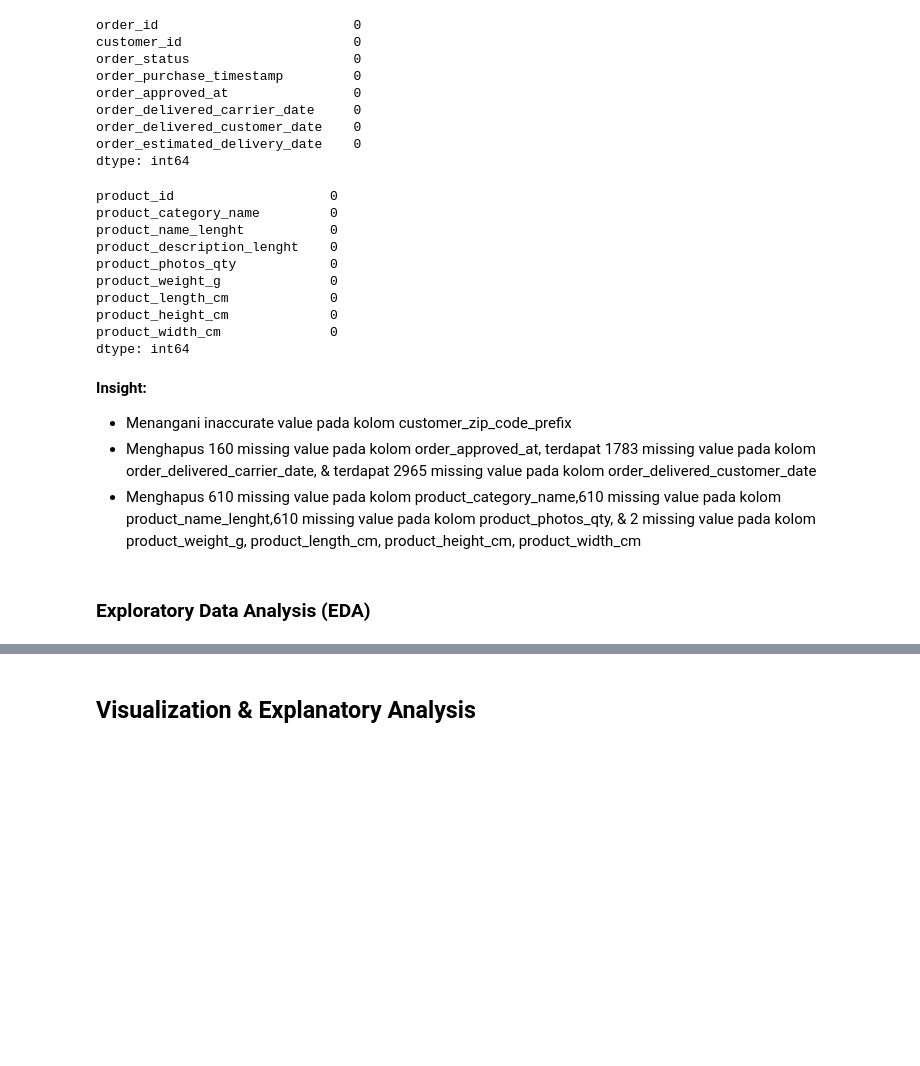
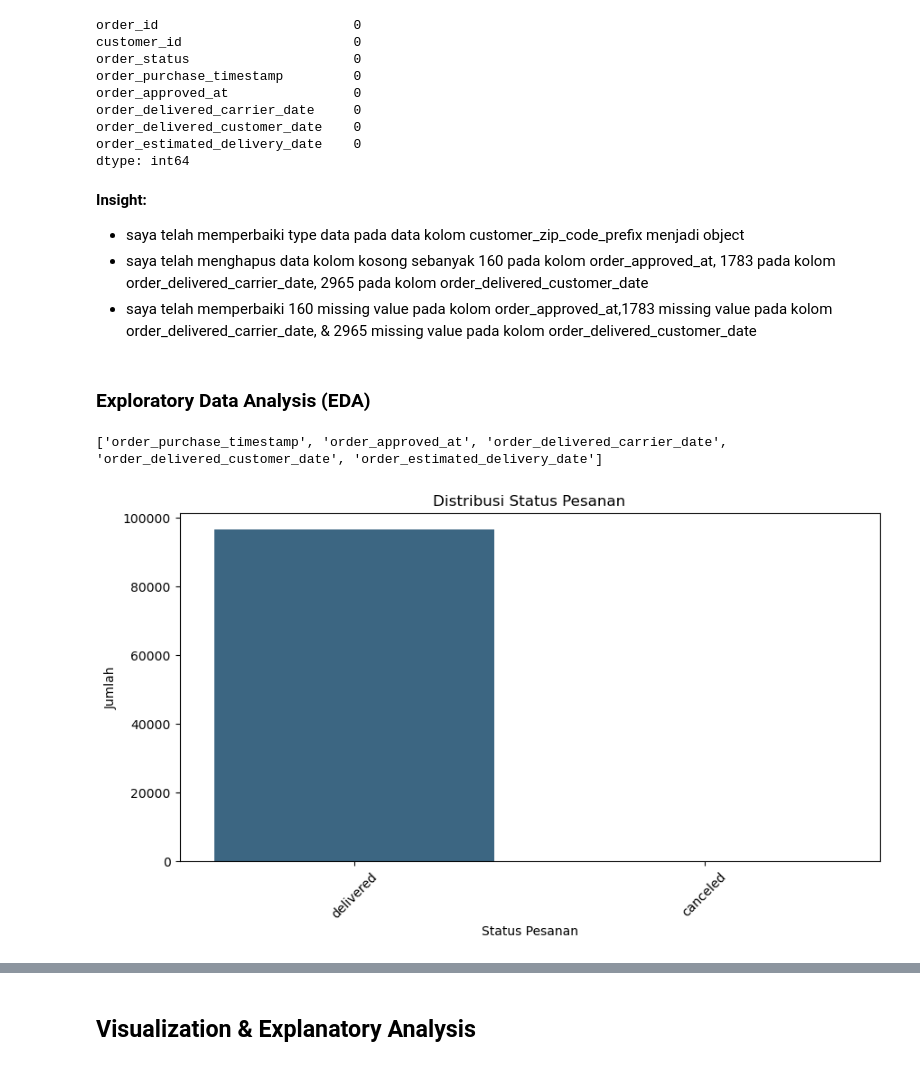
Before and after one commit to Alpii21/submission-data, a Jupyter notebook: notebook.ipynb, the cells around one changed output, grey strips where cells are left out. Saved outputs shown, nothing was run; the diff lists cells and outputs as text; code cells hidden in the pictures; blank space fills up the shorter version.

```diff
--- a/notebook.ipynb
+++ b/notebook.ipynb
@@ -269,0 +179,7 @@ nan
+# %%
+orders_df = orders_df.dropna(subset=[
+    "order_approved_at",
+    "order_delivered_carrier_date",
+    "order_delivered_customer_date"
+])
+print(orders_df)
@@ -281,32 +215,33 @@ order_delivered_carrier_date     0
 order_delivered_customer_date    0
 order_estimated_delivery_date    0
 dtype: int64
-# %%
-product_df = product_df.dropna(subset=[
-    "product_category_name",
-    "product_name_lenght",
-    "product_weight_g",
-    "product_length_cm",
-    "product_height_cm",
-    "product_width_cm"
-])
-print(product_df.isna().sum())
-# %% [output]
-product_id                    0
-product_category_name         0
-product_name_lenght           0
-product_description_lenght    0
-product_photos_qty            0
-product_weight_g              0
-product_length_cm             0
-product_height_cm             0
-product_width_cm              0
-dtype: int64
 # %% [markdown]
 **Insight:**
-- Menangani inaccurate value pada kolom customer_zip_code_prefix
-- Menghapus 160 missing value pada kolom order_approved_at, terdapat 1783 missing value pada kolom order_delivered_carrier_date, & terdapat 2965 missing value pada kolom order_delivered_customer_date
-- Menghapus 610 missing value pada kolom product_category_name,610 missing value pada kolom product_name_lenght,610 missing value pada kolom product_photos_qty, & 2 missing value pada kolom product_weight_g, product_length_cm, product_height_cm, product_width_cm
+- saya telah memperbaiki type data pada data kolom customer_zip_code_prefix menjadi object
+- saya telah menghapus data kolom kosong sebanyak 160 pada kolom order_approved_at, 1783 pada kolom order_delivered_carrier_date, 2965 pada kolom order_delivered_customer_date
+- saya telah memperbaiki 160 missing value pada kolom order_approved_at,1783 missing value pada kolom order_delivered_carrier_date, & 2965 missing value pada kolom order_delivered_customer_date
 # %% [markdown]
 ### Exploratory Data Analysis (EDA)
+# %%
+# Konversi kolom tanggal ke format datetime
+date_columns = ["order_purchase_timestamp", "order_approved_at", "order_delivered_carrier_date", "order_delivered_customer_date", "order_estimated_delivery_date"]
+for col in date_columns:
+    orders_df[col] = pd.to_datetime(orders_df[col])
+print(date_columns)
+# %% [output]
+['order_purchase_timestamp', 'order_approved_at', 'order_delivered_carrier_date', 'order_delivered_customer_date', 'order_estimated_delivery_date']
+# %%
+# Menghitung jumlah tiap status pesanan
+order_status_counts = orders_df["order_status"].value_counts()
+
+# Membuat plot
+plt.figure(figsize=(10,5))
+sns.barplot(x=order_status_counts.index, y=order_status_counts.values, hue=order_status_counts.index, palette="viridis", legend=False)
+plt.title("Distribusi Status Pesanan")
+plt.xlabel("Status Pesanan")
+plt.ylabel("Jumlah")
+plt.xticks(rotation=45)
+plt.show()
+# %% [output]
+[figure, added]
 # %%
```
Also changed, not shown: parts of 35 cells of this notebook, 10 other files.
